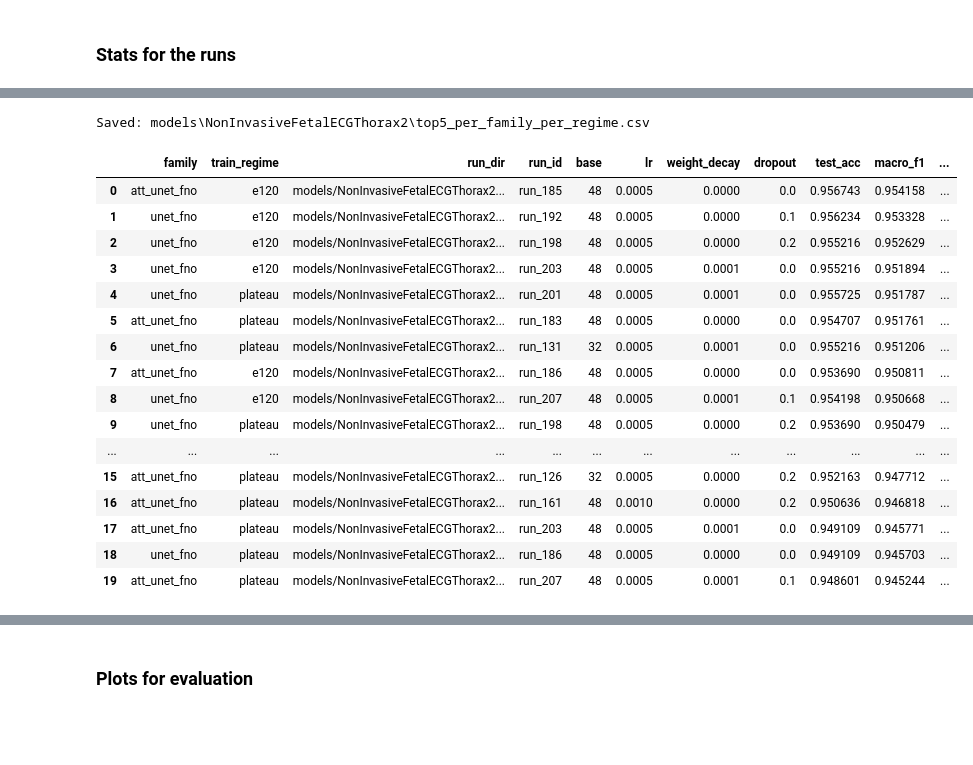
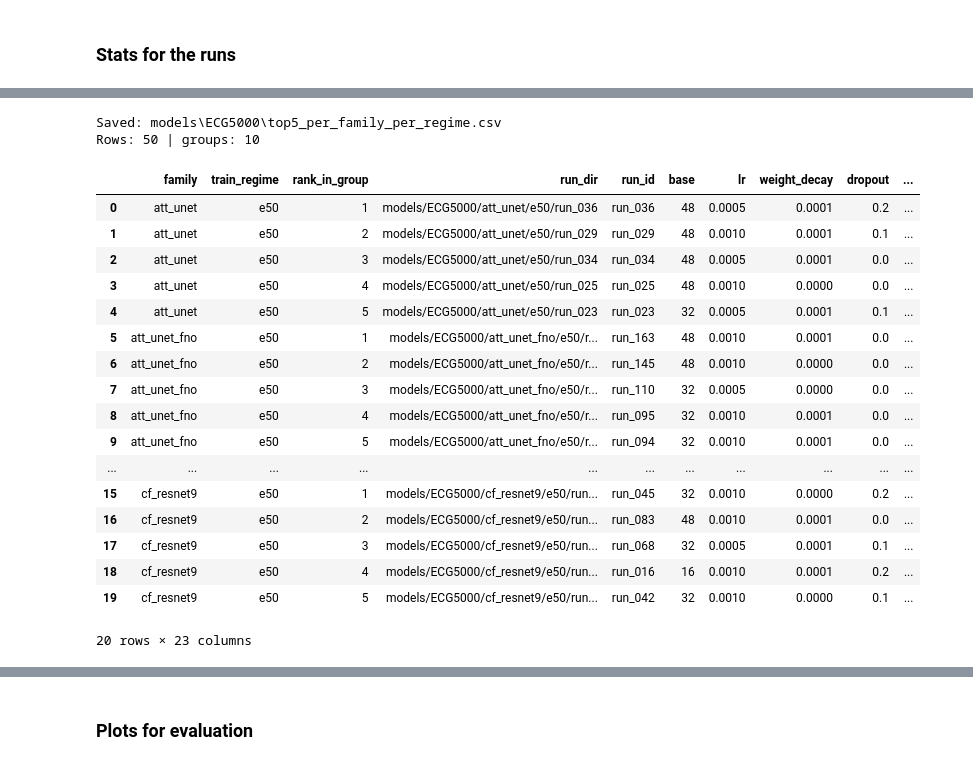
Before and after one commit to Hontika/Applying_Fourier_Neural_Operators_to_ECG_Time-Series_Classification, a Jupyter notebook: Pipeline.ipynb, the cells around one changed output, grey strips where cells are left out. Saved outputs shown, nothing was run; the diff lists cells and outputs as text; code cells hidden in the pictures; blank space fills up the shorter version.

```diff
--- a/Pipeline.ipynb
+++ b/Pipeline.ipynb
@@ -2328,54 +2419,83 @@ Regimes present: ['e120', 'e40', 'plateau']
 
 import pandas as pd
 from pathlib import Path
 
 MODELS_DIR = Path("models") / DATASET_NAME
 EVAL_ALL_PATH = MODELS_DIR / "eval_stats_all.csv"
 OUT_PATH = MODELS_DIR / "top5_per_family_per_regime.csv"
 
 def make_top5_per_family_per_regime(metric="macro_f1", k=5):
     if not EVAL_ALL_PATH.exists():
         raise FileNotFoundError(f"Missing: {EVAL_ALL_PATH}. Run evaluation first.")
 
     df = pd.read_csv(EVAL_ALL_PATH)
 
     needed = {"family", "train_regime", metric}
     if not needed.issubset(df.columns):
         raise RuntimeError(f"eval_stats_all.csv missing required columns: {needed - set(df.columns)}")
 
-    # Top-k per (regime, family)
+    df = df.copy()
+    df["family"] = df["family"].astype(str).str.strip()
+    df["train_regime"] = df["train_regime"].astype(str).str.strip()
+    df[metric] = pd.to_numeric(df[metric], errors="coerce")
+    df = df.dropna(subset=[metric])
+
+    if df.empty:
+        raise RuntimeError(f"No valid rows found after cleaning metric column: {metric}")
+
+    sort_cols = ["train_regime", "family", metric]
+    ascending = [True, True, False]
+    for tie_col in ["balanced_acc", "test_acc", "val_acc", "params_million"]:
+        if tie_col in df.columns:
+            df[tie_col] = pd.to_numeric(df[tie_col], errors="coerce")
+            sort_cols.append(tie_col)
+            # Prefer stronger metrics, then smaller models if all else is tied.
+            ascending.append(True if tie_col == "params_million" else False)
+
+    # Top-k per (regime, family), with deterministic tie-breaking.
     top = (
-        df.sort_values(metric, ascending=False)
-          .groupby(["train_regime", "family"], as_index=False)
+        df.sort_values(sort_cols, ascending=ascending)
+          .groupby(["train_regime", "family"], as_index=False, group_keys=False)
           .head(k)
           .reset_index(drop=True)
     )
 
+    top.insert(
+        2,
+        "rank_in_group",
+        top.groupby(["train_regime", "family"])[metric]
+           .rank(method="first", ascending=False)
+           .astype(int)
+    )
+
     top.to_csv(OUT_PATH, index=False)
     print("Saved:", OUT_PATH)
+    print("Rows:", len(top), "| groups:", top.groupby(["train_regime", "family"]).ngroups)
     return top
 
 df_top5_regime = make_top5_per_family_per_regime()
 df_top5_regime.head(20)
 # %% [output]
-Saved: models\NonInvasiveFetalECGThorax2\top5_per_family_per_regime.csv
+Saved: models\ECG5000\top5_per_family_per_regime.csv
+Rows: 50 | groups: 10
-|  | family | train_regime | run_dir | run_id | base | lr | weight_decay | dropout | test_acc | macro_f1 | ... |
-| 0 | att_unet_fno | e120 | models/NonInvasiveFetalECGThorax2... | run_185 | 48 | 0.0005 | 0.0000 | 0.0 | 0.956743 | 0.954158 | ... |
-| 1 | unet_fno | e120 | models/NonInvasiveFetalECGThorax2... | run_192 | 48 | 0.0005 | 0.0000 | 0.1 | 0.956234 | 0.953328 | ... |
-| 2 | unet_fno | e120 | models/NonInvasiveFetalECGThorax2... | run_198 | 48 | 0.0005 | 0.0000 | 0.2 | 0.955216 | 0.952629 | ... |
-| 3 | unet_fno | e120 | models/NonInvasiveFetalECGThorax2... | run_203 | 48 | 0.0005 | 0.0001 | 0.0 | 0.955216 | 0.951894 | ... |
-| 4 | unet_fno | plateau | models/NonInvasiveFetalECGThorax2... | run_201 | 48 | 0.0005 | 0.0001 | 0.0 | 0.955725 | 0.951787 | ... |
-| 5 | att_unet_fno | plateau | models/NonInvasiveFetalECGThorax2... | run_183 | 48 | 0.0005 | 0.0000 | 0.0 | 0.954707 | 0.951761 | ... |
-| 6 | unet_fno | plateau | models/NonInvasiveFetalECGThorax2... | run_131 | 32 | 0.0005 | 0.0001 | 0.0 | 0.955216 | 0.951206 | ... |
-| 7 | att_unet_fno | e120 | models/NonInvasiveFetalECGThorax2... | run_186 | 48 | 0.0005 | 0.0000 | 0.0 | 0.953690 | 0.950811 | ... |
-| 8 | unet_fno | e120 | models/NonInvasiveFetalECGThorax2... | run_207 | 48 | 0.0005 | 0.0001 | 0.1 | 0.954198 | 0.950668 | ... |
-| 9 | unet_fno | plateau | models/NonInvasiveFetalECGThorax2... | run_198 | 48 | 0.0005 | 0.0000 | 0.2 | 0.953690 | 0.950479 | ... |
-| ... | ... | ... | ... | ... | ... | ... | ... | ... | ... | ... | ... |
-| 15 | att_unet_fno | plateau | models/NonInvasiveFetalECGThorax2... | run_126 | 32 | 0.0005 | 0.0000 | 0.2 | 0.952163 | 0.947712 | ... |
-| 16 | att_unet_fno | plateau | models/NonInvasiveFetalECGThorax2... | run_161 | 48 | 0.0010 | 0.0000 | 0.2 | 0.950636 | 0.946818 | ... |
-| 17 | att_unet_fno | plateau | models/NonInvasiveFetalECGThorax2... | run_203 | 48 | 0.0005 | 0.0001 | 0.0 | 0.949109 | 0.945771 | ... |
-| 18 | unet_fno | plateau | models/NonInvasiveFetalECGThorax2... | run_186 | 48 | 0.0005 | 0.0000 | 0.0 | 0.949109 | 0.945703 | ... |
-| 19 | att_unet_fno | plateau | models/NonInvasiveFetalECGThorax2... | run_207 | 48 | 0.0005 | 0.0001 | 0.1 | 0.948601 | 0.945244 | ... |
+|  | family | train_regime | rank_in_group | run_dir | run_id | base | lr | weight_decay | dropout | ... |
+| 0 | att_unet | e50 | 1 | models/ECG5000/att_unet/e50/run_036 | run_036 | 48 | 0.0005 | 0.0001 | 0.2 | ... |
+| 1 | att_unet | e50 | 2 | models/ECG5000/att_unet/e50/run_029 | run_029 | 48 | 0.0010 | 0.0001 | 0.1 | ... |
+| 2 | att_unet | e50 | 3 | models/ECG5000/att_unet/e50/run_034 | run_034 | 48 | 0.0005 | 0.0001 | 0.0 | ... |
+| 3 | att_unet | e50 | 4 | models/ECG5000/att_unet/e50/run_025 | run_025 | 48 | 0.0010 | 0.0000 | 0.0 | ... |
+| 4 | att_unet | e50 | 5 | models/ECG5000/att_unet/e50/run_023 | run_023 | 32 | 0.0005 | 0.0001 | 0.1 | ... |
+| 5 | att_unet_fno | e50 | 1 | models/ECG5000/att_unet_fno/e50/r... | run_163 | 48 | 0.0010 | 0.0001 | 0.0 | ... |
+| 6 | att_unet_fno | e50 | 2 | models/ECG5000/att_unet_fno/e50/r... | run_145 | 48 | 0.0010 | 0.0000 | 0.0 | ... |
+| 7 | att_unet_fno | e50 | 3 | models/ECG5000/att_unet_fno/e50/r... | run_110 | 32 | 0.0005 | 0.0000 | 0.0 | ... |
+| 8 | att_unet_fno | e50 | 4 | models/ECG5000/att_unet_fno/e50/r... | run_095 | 32 | 0.0010 | 0.0001 | 0.0 | ... |
+| 9 | att_unet_fno | e50 | 5 | models/ECG5000/att_unet_fno/e50/r... | run_094 | 32 | 0.0010 | 0.0001 | 0.0 | ... |
+| ... | ... | ... | ... | ... | ... | ... | ... | ... | ... | ... |
+| 15 | cf_resnet9 | e50 | 1 | models/ECG5000/cf_resnet9/e50/run... | run_045 | 32 | 0.0010 | 0.0000 | 0.2 | ... |
+| 16 | cf_resnet9 | e50 | 2 | models/ECG5000/cf_resnet9/e50/run... | run_083 | 48 | 0.0010 | 0.0001 | 0.0 | ... |
+| 17 | cf_resnet9 | e50 | 3 | models/ECG5000/cf_resnet9/e50/run... | run_068 | 32 | 0.0005 | 0.0001 | 0.1 | ... |
+| 18 | cf_resnet9 | e50 | 4 | models/ECG5000/cf_resnet9/e50/run... | run_016 | 16 | 0.0010 | 0.0001 | 0.2 | ... |
+| 19 | cf_resnet9 | e50 | 5 | models/ECG5000/cf_resnet9/e50/run... | run_042 | 32 | 0.0010 | 0.0000 | 0.1 | ... |
+20 rows × 23 columns
 # %%
 # ===========================================================
 # Compare regimes within each family (using best per regime)
```
Also changed, not shown: parts of 12 cells of this notebook, 49 other files.
